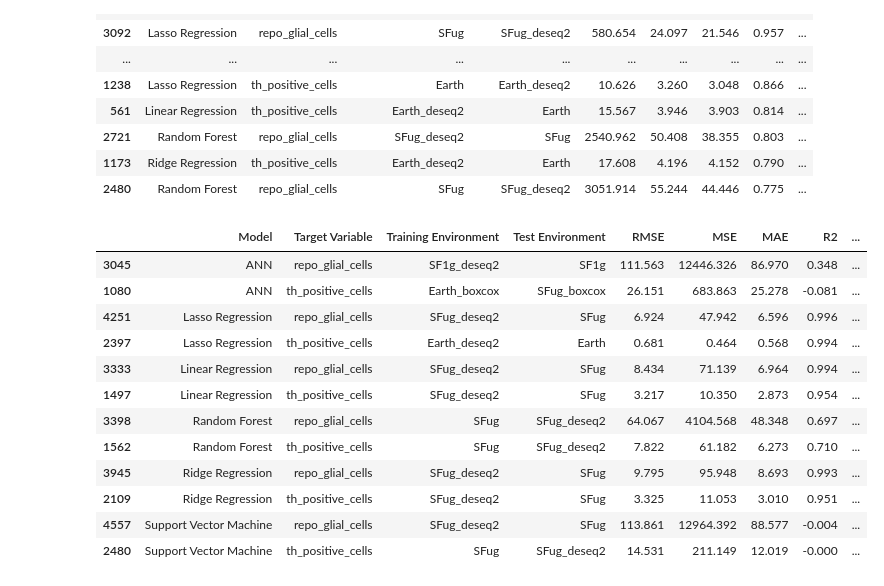
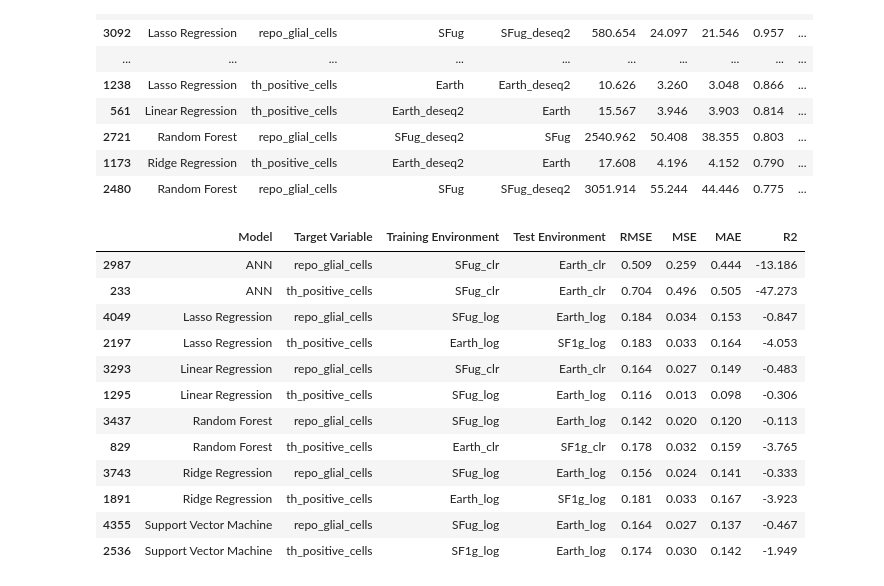
Before and after one commit to rohinsood/osdr-capstone-project, a Jupyter notebook: ModelDevelopment.ipynb, the cells around one changed output. Drawn from its saved outputs; the diff is of its cells as text; code cells hidden in the pictures.

Commit message:
more model results

```diff
--- a/ModelDevelopment.ipynb
+++ b/ModelDevelopment.ipynb
@@ -395,24 +395,25 @@ sorted_results.head(20)
 | 2480 | Random Forest | repo_glial_cells | SFug | SFug_deseq2 | 3051.914 | 55.244 | 44.446 | 0.775 | ... |
 # %%
 # Group by Model and Target Variable, then find the instance with the lowest RMSE for each combination
-best_models = results_df.loc[results_df.groupby(['Model', 'Target Variable'])['R2'].idxmax()]
+best_models = results_df.loc[results_df.groupby(['Model', 'Target Variable'])['RMSE'].idxmin()]
 
 # Display the best performing instances for each model and target variable
 best_models = best_models[['Model', 'Target Variable', 'Training Environment', 'Test Environment', 'RMSE', 'MSE', 'MAE', 'R2', 'Selected Features']]
+best_models.drop(columns=['Selected Features'], inplace=True)
 best_models
 # %% [output]
-|  | Model | Target Variable | Training Environment | Test Environment | RMSE | MSE | MAE | R2 | ... |
-| 3045 | ANN | repo_glial_cells | SF1g_deseq2 | SF1g | 111.563 | 12446.326 | 86.970 | 0.348 | ... |
-| 1080 | ANN | th_positive_cells | Earth_boxcox | SFug_boxcox | 26.151 | 683.863 | 25.278 | -0.081 | ... |
-| 4251 | Lasso Regression | repo_glial_cells | SFug_deseq2 | SFug | 6.924 | 47.942 | 6.596 | 0.996 | ... |
-| 2397 | Lasso Regression | th_positive_cells | Earth_deseq2 | Earth | 0.681 | 0.464 | 0.568 | 0.994 | ... |
-| 3333 | Linear Regression | repo_glial_cells | SFug_deseq2 | SFug | 8.434 | 71.139 | 6.964 | 0.994 | ... |
-| 1497 | Linear Regression | th_positive_cells | SFug_deseq2 | SFug | 3.217 | 10.350 | 2.873 | 0.954 | ... |
-| 3398 | Random Forest | repo_glial_cells | SFug | SFug_deseq2 | 64.067 | 4104.568 | 48.348 | 0.697 | ... |
-| 1562 | Random Forest | th_positive_cells | SFug | SFug_deseq2 | 7.822 | 61.182 | 6.273 | 0.710 | ... |
-| 3945 | Ridge Regression | repo_glial_cells | SFug_deseq2 | SFug | 9.795 | 95.948 | 8.693 | 0.993 | ... |
-| 2109 | Ridge Regression | th_positive_cells | SFug_deseq2 | SFug | 3.325 | 11.053 | 3.010 | 0.951 | ... |
-| 4557 | Support Vector Machine | repo_glial_cells | SFug_deseq2 | SFug | 113.861 | 12964.392 | 88.577 | -0.004 | ... |
-| 2480 | Support Vector Machine | th_positive_cells | SFug | SFug_deseq2 | 14.531 | 211.149 | 12.019 | -0.000 | ... |
+|  | Model | Target Variable | Training Environment | Test Environment | RMSE | MSE | MAE | R2 |
+| 2987 | ANN | repo_glial_cells | SFug_clr | Earth_clr | 0.509 | 0.259 | 0.444 | -13.186 |
+| 233 | ANN | th_positive_cells | SFug_clr | Earth_clr | 0.704 | 0.496 | 0.505 | -47.273 |
+| 4049 | Lasso Regression | repo_glial_cells | SFug_log | Earth_log | 0.184 | 0.034 | 0.153 | -0.847 |
+| 2197 | Lasso Regression | th_positive_cells | Earth_log | SF1g_log | 0.183 | 0.033 | 0.164 | -4.053 |
+| 3293 | Linear Regression | repo_glial_cells | SFug_clr | Earth_clr | 0.164 | 0.027 | 0.149 | -0.483 |
+| 1295 | Linear Regression | th_positive_cells | SFug_log | Earth_log | 0.116 | 0.013 | 0.098 | -0.306 |
+| 3437 | Random Forest | repo_glial_cells | SFug_log | Earth_log | 0.142 | 0.020 | 0.120 | -0.113 |
+| 829 | Random Forest | th_positive_cells | Earth_clr | SF1g_clr | 0.178 | 0.032 | 0.159 | -3.765 |
+| 3743 | Ridge Regression | repo_glial_cells | SFug_log | Earth_log | 0.156 | 0.024 | 0.141 | -0.333 |
+| 1891 | Ridge Regression | th_positive_cells | Earth_log | SF1g_log | 0.181 | 0.033 | 0.167 | -3.923 |
+| 4355 | Support Vector Machine | repo_glial_cells | SFug_log | Earth_log | 0.164 | 0.027 | 0.137 | -0.467 |
+| 2536 | Support Vector Machine | th_positive_cells | SF1g_log | Earth_log | 0.174 | 0.030 | 0.142 | -1.949 |
 # %%
 best_models.to_csv("data/results/best_models.csv")
```
Also changed, not shown: 1 other file.
